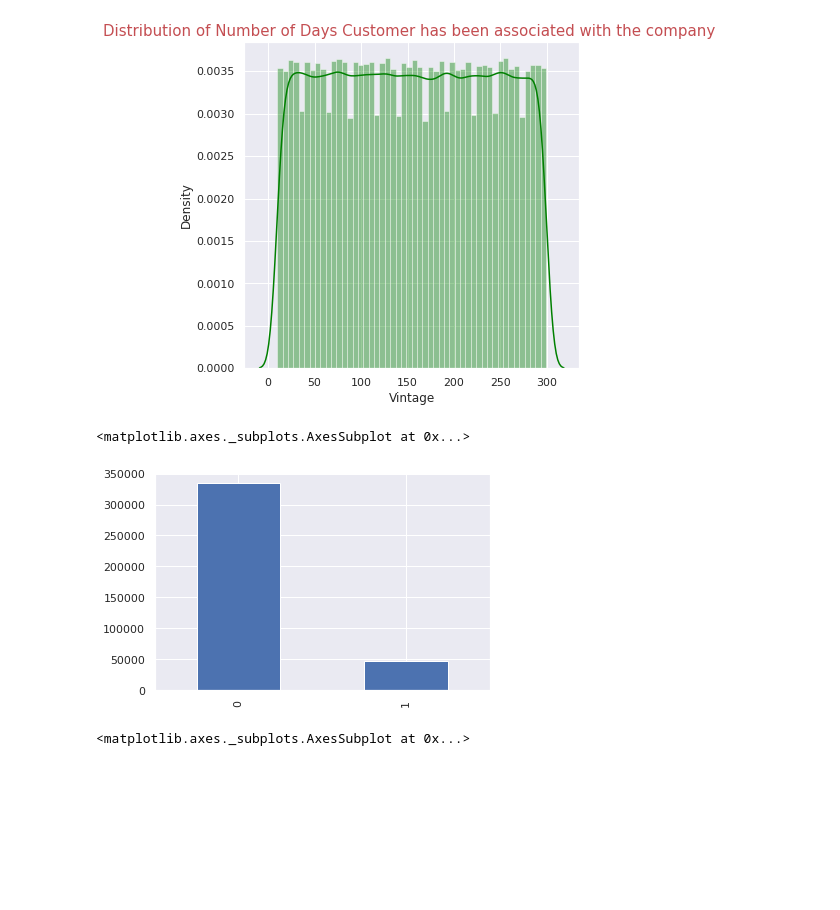
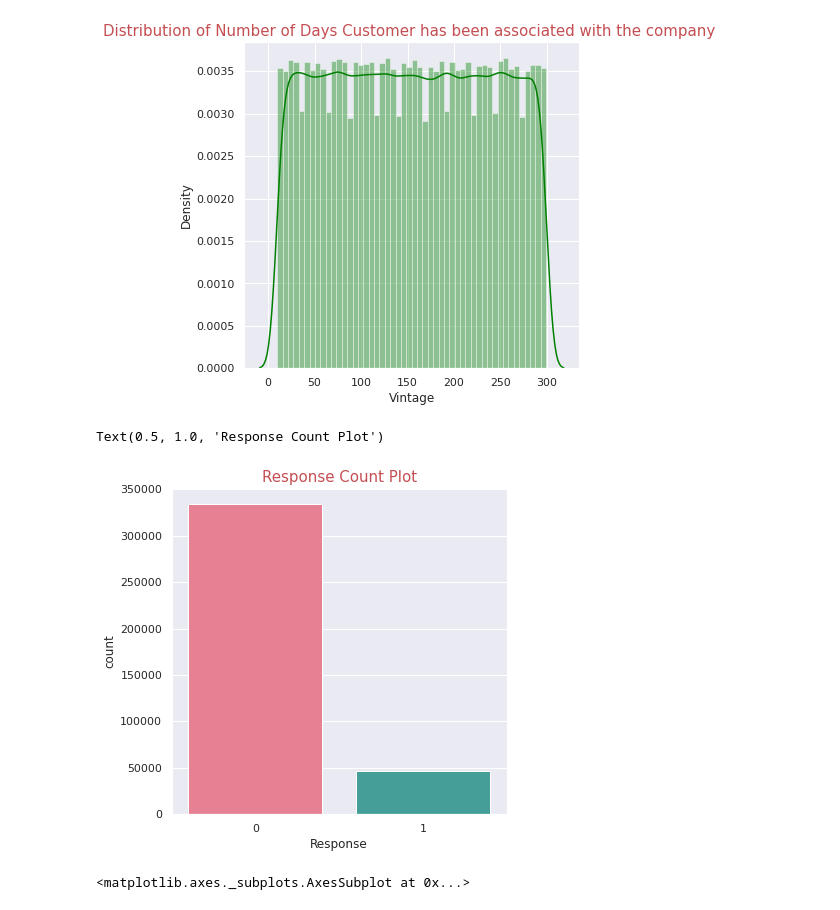
Before and after one commit to GoPlusUltra/Health-Insurance-Cross-Sell-Prediction-Model, a Jupyter notebook: HEALTH_INSURANCE_CROSS_SELL_PREDICTION.ipynb, the cells around one changed output. Drawn from its saved outputs; the diff is of its cells as text; code cells hidden in the pictures; blank space fills up the shorter version.

```diff
--- a/HEALTH_INSURANCE_CROSS_SELL_PREDICTION.ipynb
+++ b/HEALTH_INSURANCE_CROSS_SELL_PREDICTION.ipynb
@@ -234,11 +238,13 @@ plt.title("Distribution of Number of Days Customer has been associated with the
 plt.show()
 # %% [output]
 [figure]
-# %%
-df.Response.value_counts().plot(kind='bar')
-# %% [output]
-<matplotlib.axes._subplots.AxesSubplot at 0x...>
-[figure, removed]
+# %%
+plt.figure(figsize=(6,6))
+sns.countplot(df.Response,palette="husl")
+plt.title('Response Count Plot',color='r',fontsize=15)
+# %% [output]
+Text(0.5, 1.0, 'Response Count Plot')
+[figure, added]
 # %%
 plt.figure(figsize=(13,10))
 sns.heatmap(df.corr(),annot=True,cmap='coolwarm')
```
Also changed, not shown: parts of 46 cells of this notebook.
